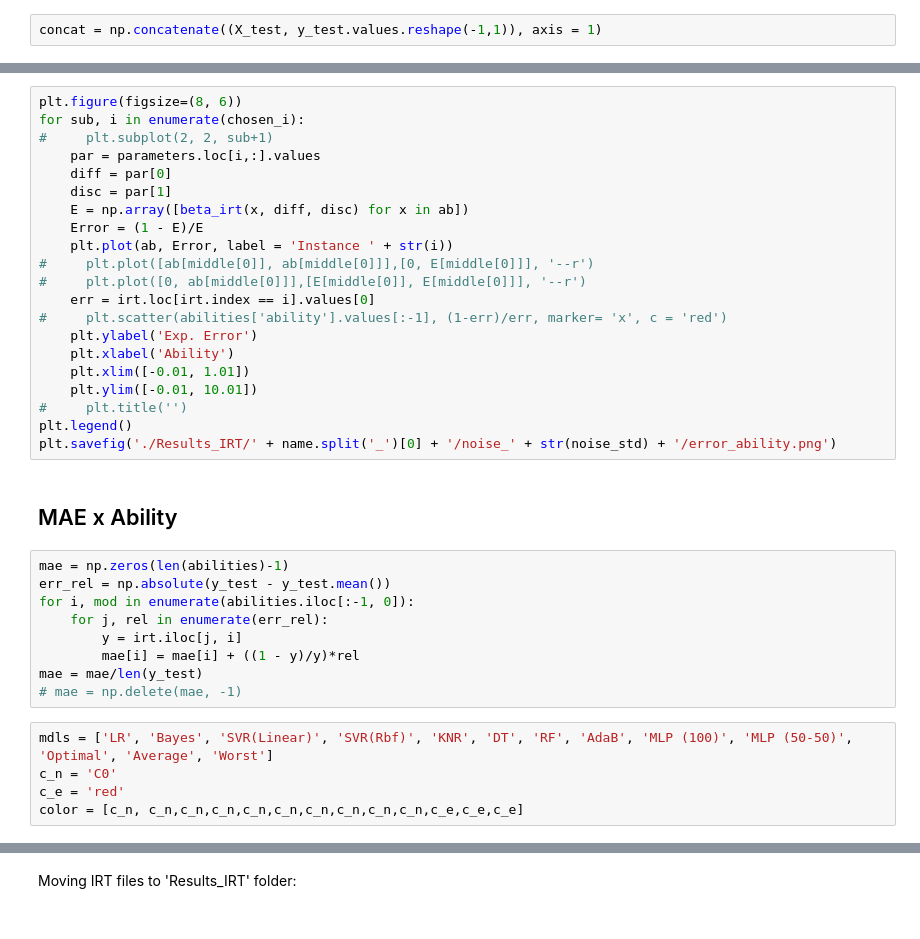
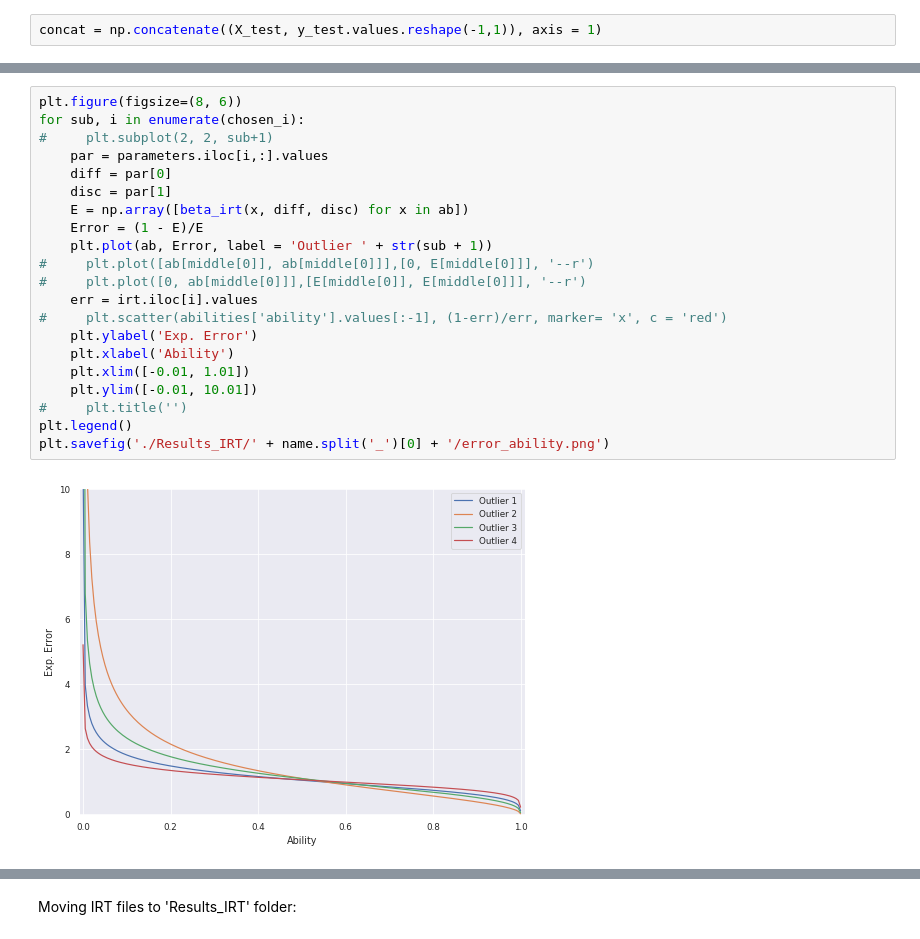
Before and after one commit to jvcm/irt_project, a Jupyter notebook: gen_models.ipynb, the cells around one changed output, grey strips where cells are left out. Cells and saved outputs as stored; diff of their text form.

```diff
--- a/gen_models.ipynb
+++ b/gen_models.ipynb
@@ -189,37 +234,23 @@ plt.savefig('./Results_IRT/' + name.split('_')[0] + '/noise_' + str(noise_std) +
 # %%
 plt.figure(figsize=(8, 6))
 for sub, i in enumerate(chosen_i):
 #     plt.subplot(2, 2, sub+1)
-    par = parameters.loc[i,:].values
+    par = parameters.iloc[i,:].values
     diff = par[0]
     disc = par[1]
     E = np.array([beta_irt(x, diff, disc) for x in ab])
     Error = (1 - E)/E
-    plt.plot(ab, Error, label = 'Instance ' + str(i))
+    plt.plot(ab, Error, label = 'Outlier ' + str(sub + 1))
 #     plt.plot([ab[middle[0]], ab[middle[0]]],[0, E[middle[0]]], '--r')
 #     plt.plot([0, ab[middle[0]]],[E[middle[0]], E[middle[0]]], '--r')
-    err = irt.loc[irt.index == i].values[0]
+    err = irt.iloc[i].values
 #     plt.scatter(abilities['ability'].values[:-1], (1-err)/err, marker= 'x', c = 'red')
     plt.ylabel('Exp. Error')
     plt.xlabel('Ability')
     plt.xlim([-0.01, 1.01])
     plt.ylim([-0.01, 10.01])
 #     plt.title('')
 plt.legend()
-plt.savefig('./Results_IRT/' + name.split('_')[0] + '/noise_' + str(noise_std) + '/error_ability.png')
+plt.savefig('./Results_IRT/' + name.split('_')[0] + '/error_ability.png')
+# %% [output]
+[figure, added]
-# %% [markdown]
-## MAE x Ability
-# %%
-mae = np.zeros(len(abilities)-1)
-err_rel = np.absolute(y_test - y_test.mean())
-for i, mod in enumerate(abilities.iloc[:-1, 0]):
-    for j, rel in enumerate(err_rel):
-        y = irt.iloc[j, i]
-        mae[i] = mae[i] + ((1 - y)/y)*rel
-mae = mae/len(y_test)
-# mae = np.delete(mae, -1)
-# %%
-mdls = ['LR', 'Bayes', 'SVR(Linear)', 'SVR(Rbf)', 'KNR', 'DT', 'RF', 'AdaB', 'MLP (100)', 'MLP (50-50)', 'Optimal', 'Average', 'Worst']
-c_n = 'C0'
-c_e = 'red'
-color = [c_n, c_n,c_n,c_n,c_n,c_n,c_n,c_n,c_n,c_n,c_e,c_e,c_e]
```
Also changed, not shown: parts of 13 cells of this notebook, 6 other files.
